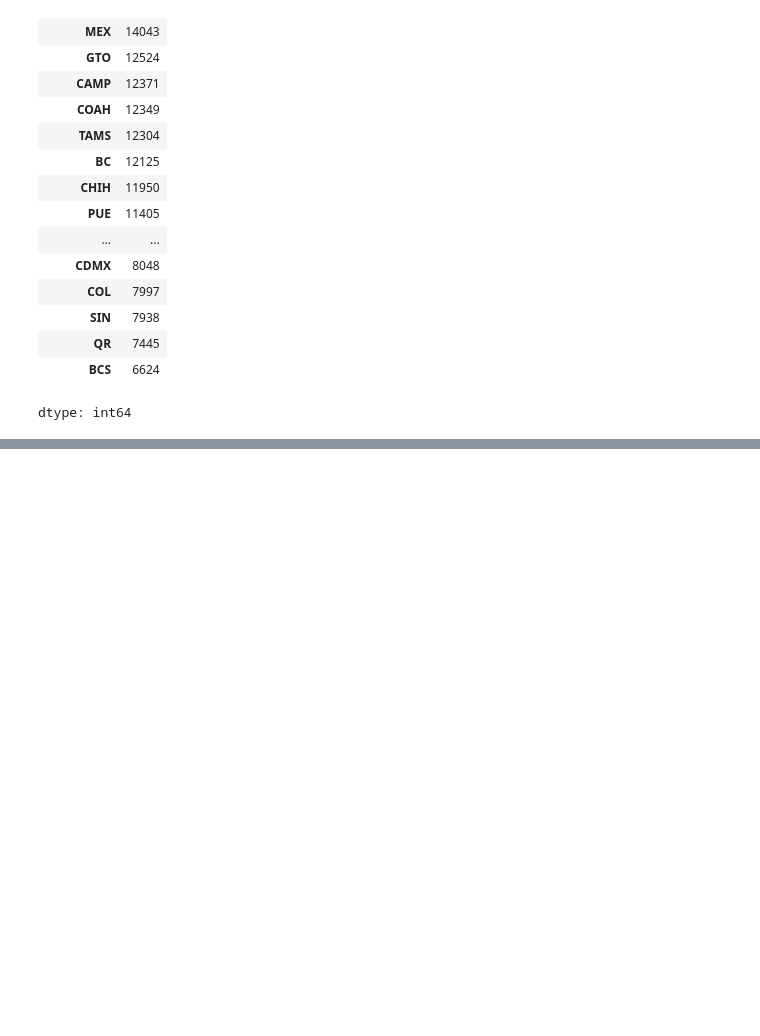
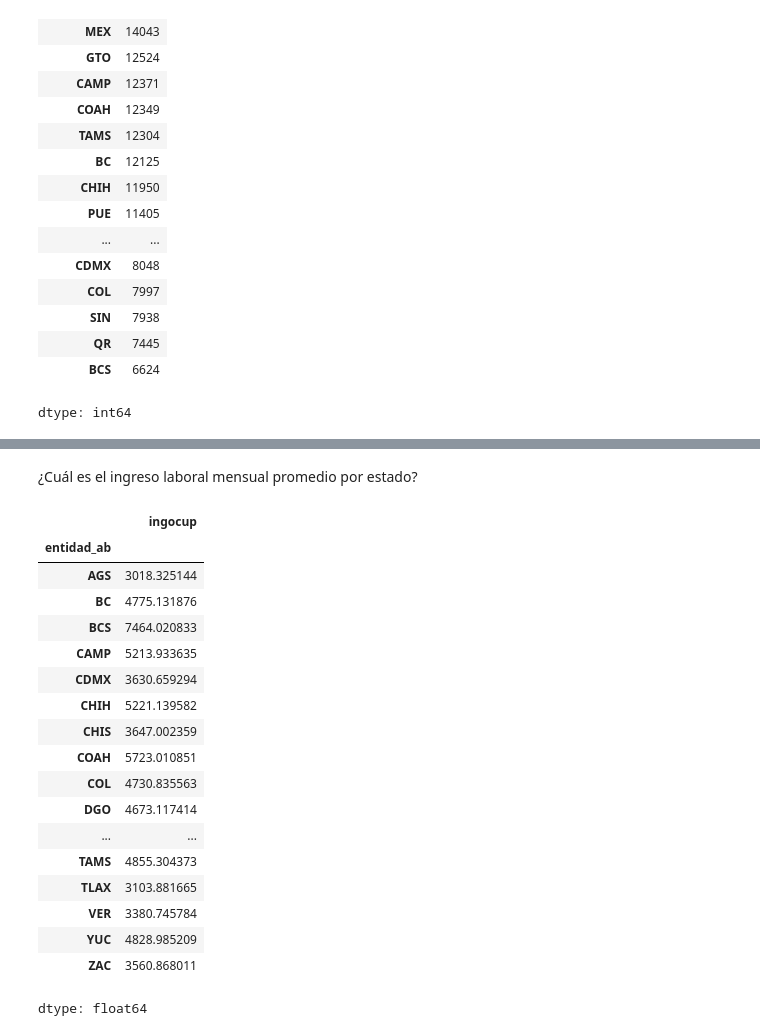
Before and after one commit to DiegoSReco/intro_python_para_economistas, a Jupyter notebook: script_python_5_Analisis_Datos_Pandas_2.ipynb, the cells around one changed output, grey strips where cells are left out. Cells and saved outputs as stored; diff of their text form; code cells hidden in the pictures; blank space fills up the shorter version.

```diff
--- a/script_python_5_Analisis_Datos_Pandas_2.ipynb
+++ b/script_python_5_Analisis_Datos_Pandas_2.ipynb
@@ -1676,0 +1709,25 @@ dtype: int64
+# %% [markdown]
+¿Cuál es el ingreso laboral mensual promedio por estado?
+# %%
+#Variable
+df_enoe_2024t3_f.groupby("entidad_ab")["ingocup" ].mean()
+# %% [output]
+|  | ingocup |
+| entidad_ab |  |
+| AGS | 3018.325144 |
+| BC | 4775.131876 |
+| BCS | 7464.020833 |
+| CAMP | 5213.933635 |
+| CDMX | 3630.659294 |
+| CHIH | 5221.139582 |
+| CHIS | 3647.002359 |
+| COAH | 5723.010851 |
+| COL | 4730.835563 |
+| DGO | 4673.117414 |
+| ... | ... |
+| TAMS | 4855.304373 |
+| TLAX | 3103.881665 |
+| VER | 3380.745784 |
+| YUC | 4828.985209 |
+| ZAC | 3560.868011 |
+dtype: float64
```
Also changed, not shown: parts of 7 cells of this notebook.
